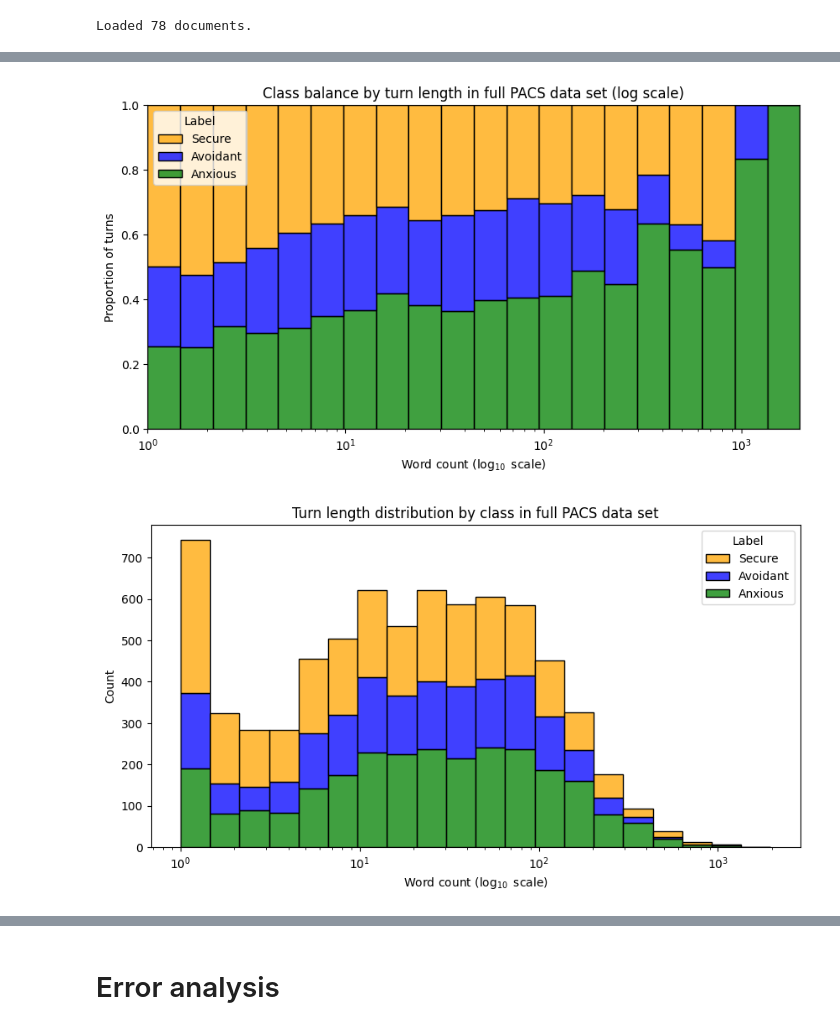
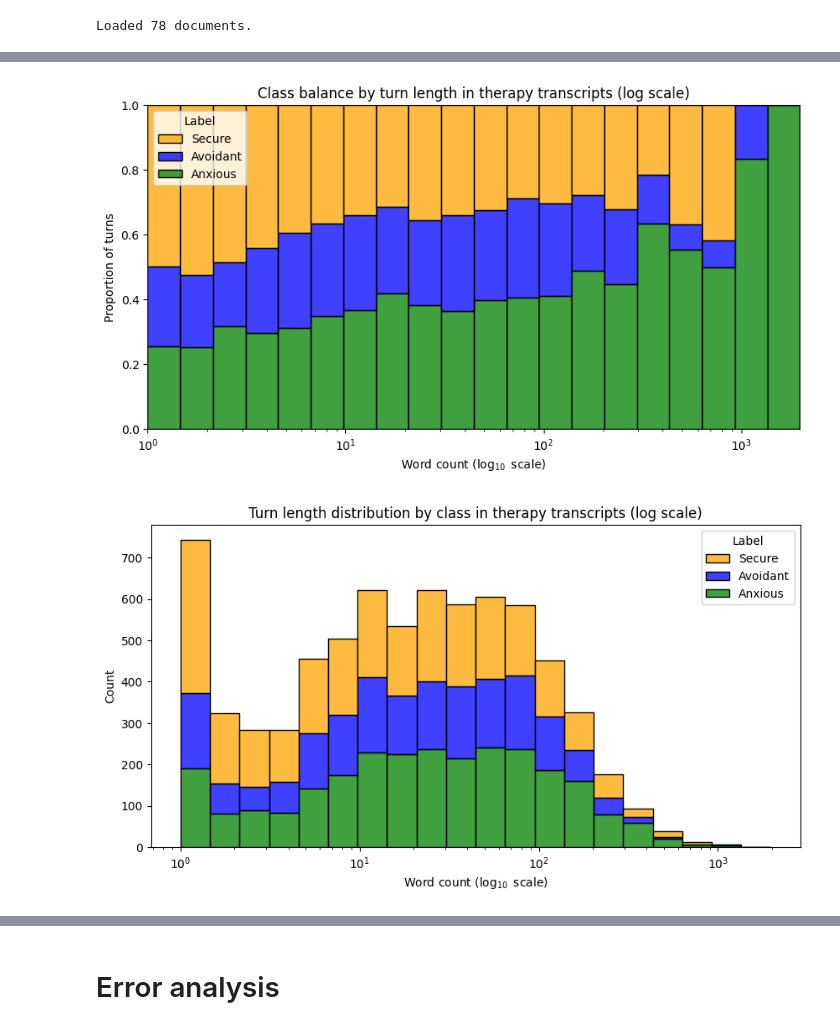
Before and after one commit to Fred-Bred/SDS-thesis, a Jupyter notebook: src/plotting.ipynb, the cells around one changed output, grey strips where cells are left out. Saved outputs shown, nothing was run; the diff lists cells and outputs as text; code cells hidden in the pictures.

```diff
--- a/src/plotting.ipynb
+++ b/src/plotting.ipynb
@@ -110,32 +110,32 @@ plt.xscale("log")
 sns.histplot(data=full, x="turn_length", bins=20, hue="Label", palette=palette, multiple="fill", legend=True)
 plt.xlabel("Word count ($\log_{10}$ scale)")
 plt.ylabel("Proportion of turns")
-plt.title("Class balance by turn length in full PACS data set (log scale)")
+plt.title("Class balance by turn length in therapy transcripts (log scale)")
 plt.savefig("../TeX/figures/class_balance_by_log_turn_length.png")
 plt.show()
 # %% [output]
-[figure, old version]
+[figure, new version]
 # %%
 # Define the class names
 class_names = {1: "Avoidant", 2: "Secure", 3: "Anxious"}
 
 # Replace the numbers in the "label" column with the class names
 full['Label'] = full['Label'].replace(class_names)
 
 # Plot turn length distributions by class
 # Define the color palette
 palette = {"Avoidant": 'blue', "Secure": 'orange', "Anxious": 'green'}
 
 plt.figure(figsize=(10, 5))
 plt.xscale("log")
 sns.histplot(data=full, x="turn_length", bins=20, hue="Label", palette=palette, multiple="stack", legend=True)
 plt.xlabel("Word count ($\log_{10}$ scale)")
-plt.title("Turn length distribution by class in full PACS data set")
+plt.title("Turn length distribution by class in therapy transcripts (log scale)")
 plt.savefig("../TeX/figures/log_stack_turn_length_distribution_by_class.png")
 # plt.savefig("/home/unicph.domain/wqs493/ucph/securegroupdir/SAMF-SODAS-PACS/Outputs/Descriptives/turn_length_distribution_by_class.png")
 plt.show()
 # %% [output]
-[figure, old version]
+[figure, new version]
 # %%
 # Define the class names
 class_names = {1: "Avoidant", 2: "Secure", 3: "Anxious"}
```
Also changed, not shown: parts of 2 cells of this notebook, 5 other files.
